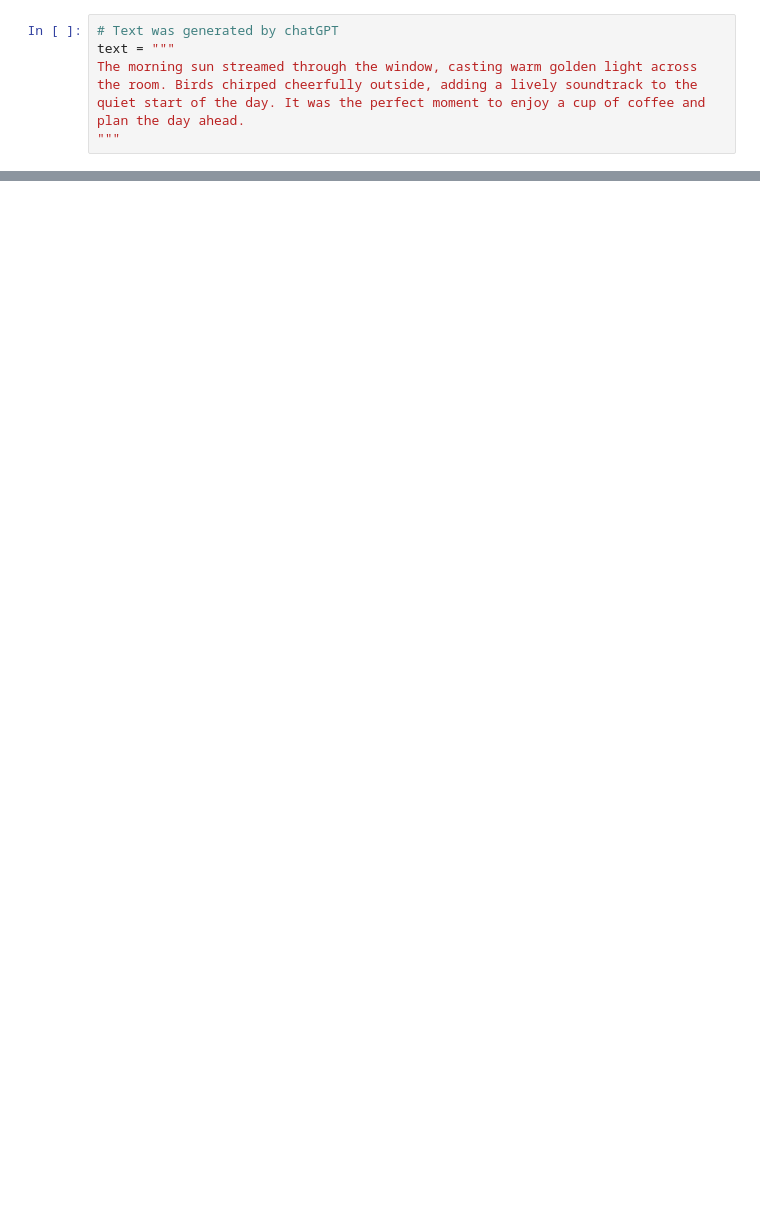
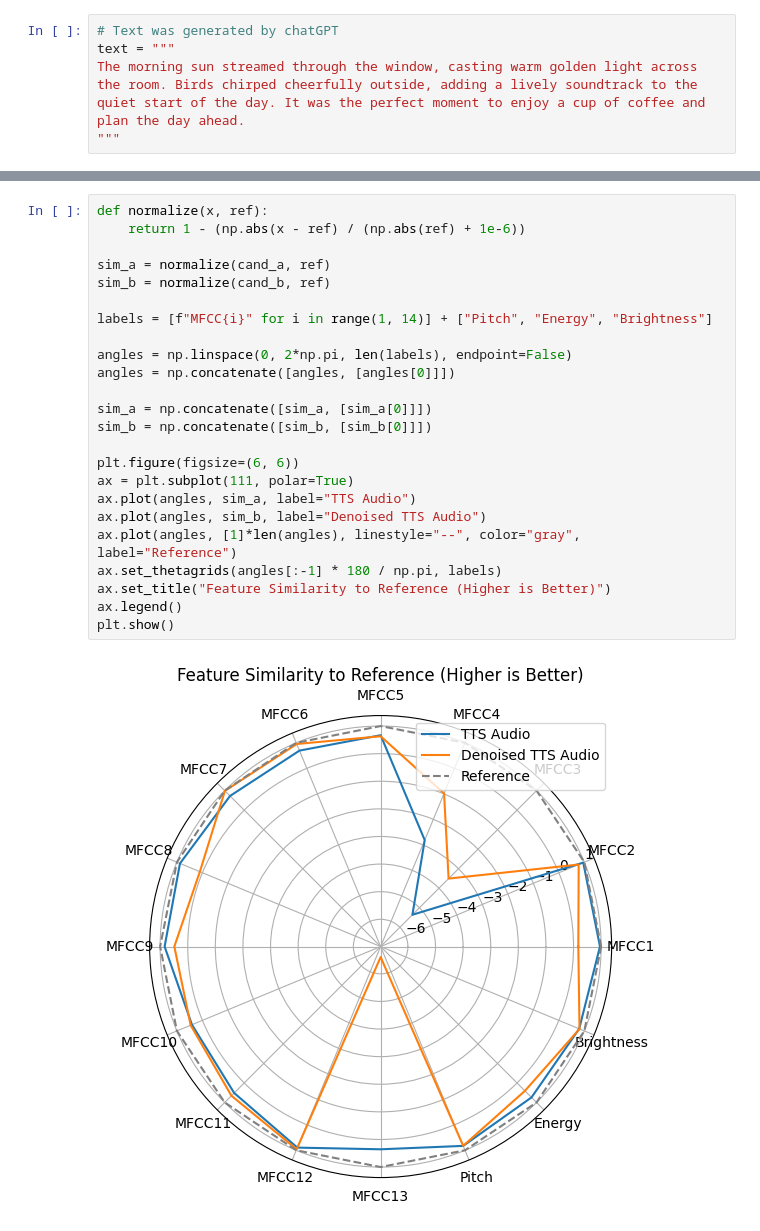
Before and after one commit to chlovec/e89vos, a Jupyter notebook: e89_final_proj_voice_synthesis.ipynb, the cells around one changed output, grey strips where cells are left out. Cells and saved outputs as stored; diff of their text form; blank space fills up the shorter version.

```diff
--- a/e89_final_proj_voice_synthesis.ipynb
+++ b/e89_final_proj_voice_synthesis.ipynb
@@ -106,0 +237,26 @@ Audio(denoised_file_path)
+# %%
+def normalize(x, ref):
+    return 1 - (np.abs(x - ref) / (np.abs(ref) + 1e-6))
+
+sim_a = normalize(cand_a, ref)
+sim_b = normalize(cand_b, ref)
+
+labels = [f"MFCC{i}" for i in range(1, 14)] + ["Pitch", "Energy", "Brightness"]
+
+angles = np.linspace(0, 2*np.pi, len(labels), endpoint=False)
+angles = np.concatenate([angles, [angles[0]]])
+
+sim_a = np.concatenate([sim_a, [sim_a[0]]])
+sim_b = np.concatenate([sim_b, [sim_b[0]]])
+
+plt.figure(figsize=(6, 6))
+ax = plt.subplot(111, polar=True)
+ax.plot(angles, sim_a, label="TTS Audio")
+ax.plot(angles, sim_b, label="Denoised TTS Audio")
+ax.plot(angles, [1]*len(angles), linestyle="--", color="gray", label="Reference")
+ax.set_thetagrids(angles[:-1] * 180 / np.pi, labels)
+ax.set_title("Feature Similarity to Reference (Higher is Better)")
+ax.legend()
+plt.show()
+# %% [output]
+[figure, added]
```
Also changed, not shown: parts of 26 cells of this notebook.
